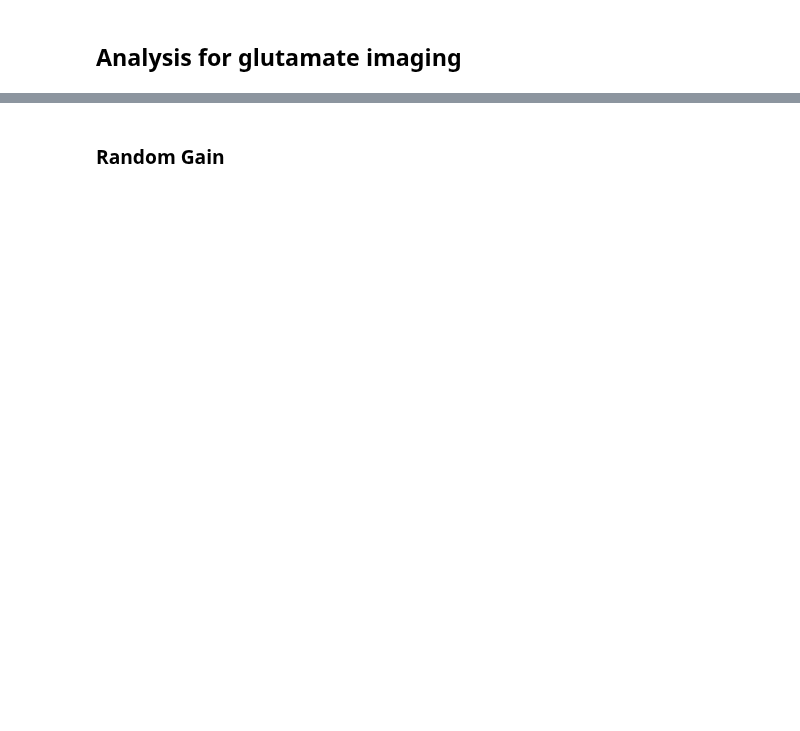
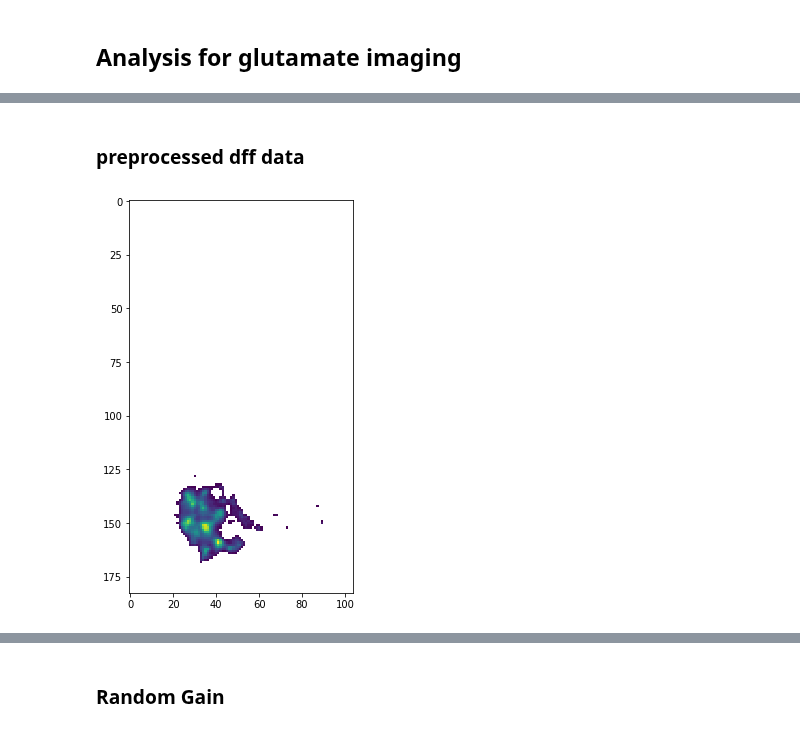
Before and after one commit to zqwei/DRN_voltage_analysis, a Jupyter notebook: Notebooks/glu_analysis.ipynb, the cells around one changed output, grey strips where cells are left out. Saved outputs shown, nothing was run; the diff lists cells and outputs as text; code cells hidden in the pictures; blank space fills up the shorter version.

Commit message:
add analysis for glutmate data

```diff
--- a/Notebooks/glu_analysis.ipynb
+++ b/Notebooks/glu_analysis.ipynb
@@ -2,0 +23,12 @@
+# %%
+rootDir = '/nrs/ahrens/Takashi/GlutamateImaging/'
+folder = '04182019_Fish1-3_RandomDelay'
+fish = 'Fish1-3-delay'
+dat_folder = '/nrs/ahrens/Ziqiang/Takashi_DRN_project/ProcessedData/'
+dir_folder = Path(dat_folder)
+# swim(folder, fish, rootDir, dat_folder)
+# trial_swim_power(folder, fish, dir_folder)
+# frame_swim_power(folder, fish, dir_folder)
+# frame_swim_power_series(folder, fish, dir_folder)
+# %% [markdown]
+### preprocessed dff data
@@ -2,0 +60,29 @@
+# %%
+# get dff data
+dFF = np.load(img_dir+'/dFF_sub.npy')[()]
+dim = dFF.shape
+dFF = dFF.reshape((dim[0],dim[1]*dim[2]),order='F') # dFF reshaped to t x pixels
+
+# remove pixels with low light intensity
+
+# ave = imread(img_dir+'/ave.tif')
+ave = np.load(img_dir+'/stack_sub.npy')[()]
+ave = ave.mean(axis=0)
+ave[:125,:] = 0
+# ave[75:125,:] = 0
+mask_ = (ave>200) & (ave<np.inf)
+ave = ave.reshape((1,dim[1]*dim[2]),order='F')
+include_pix=np.where((ave>200) & (ave<np.inf))[1]
+
+dFF = dFF[:, include_pix]
+n_pix = dFF.shape[-1]
+# %%
+tmp = np.load(img_dir+'/stack_sub.npy')[()]
+_ = tmp.mean(axis=0)
+plt.figure(figsize=(4, 10))
+max_ = _.max()
+_[~mask_] = np.nan
+plt.imshow(_, vmax=max_)
+plt.show()
+# %% [output]
+[figure, added]
```
Also changed, not shown: parts of 20 cells of this notebook, 1 other file.
